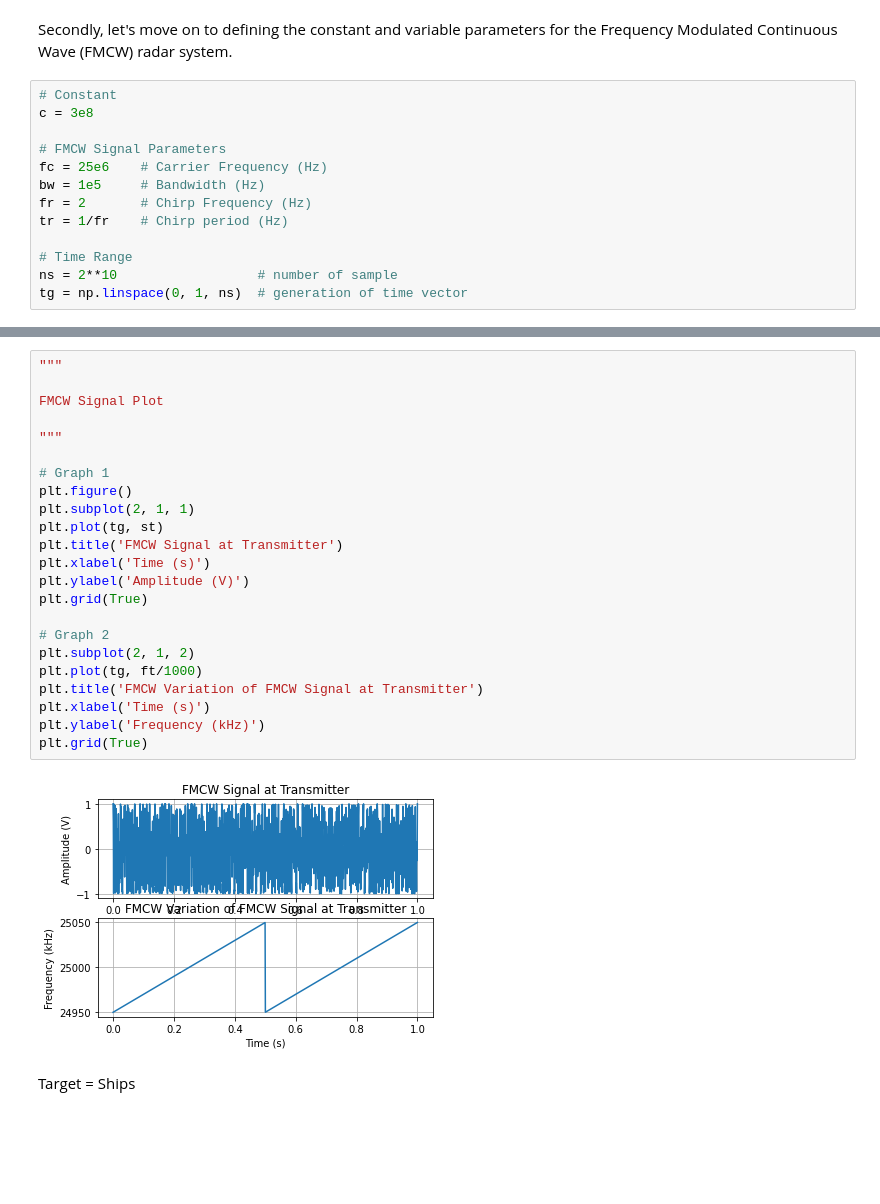
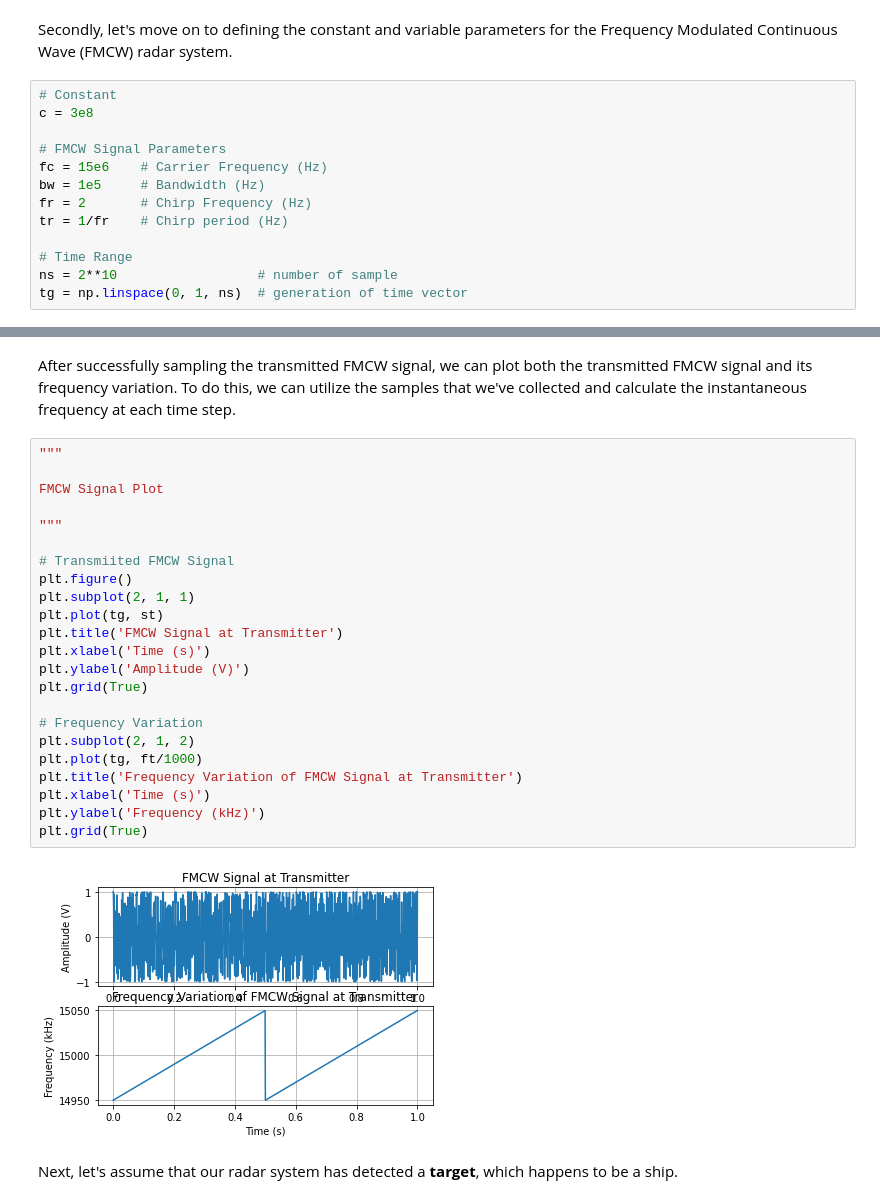
Before and after one commit to naufalmuafi/fmcw-radar_simulation, a Jupyter notebook: fmcw-radar_simulation.ipynb, the cells around one changed output, grey strips where cells are left out. Cells and saved outputs as stored; diff of their text form; blank space fills up the shorter version.

```diff
--- a/fmcw-radar_simulation.ipynb
+++ b/fmcw-radar_simulation.ipynb
@@ -27,7 +27,7 @@ Secondly, let's move on to defining the constant and variable parameters for the
 c = 3e8
 
 # FMCW Signal Parameters
-fc = 25e6    # Carrier Frequency (Hz)
+fc = 15e6    # Carrier Frequency (Hz)
 bw = 1e5     # Bandwidth (Hz)
 fr = 2       # Chirp Frequency (Hz)
 tr = 1/fr    # Chirp period (Hz)
@@ -56,31 +60,33 @@ for i in range(len(tg)):
     st[i] = np.cos(2*np.pi*fc*tg_i + np.pi*bw*fr*(tg_i**2))
     ft[i] = fc + bw*fr*tg_i
+# %% [markdown]
+After successfully sampling the transmitted FMCW signal, we can plot both the transmitted FMCW signal and its frequency variation. To do this, we can utilize the samples that we've collected and calculate the instantaneous frequency at each time step.
 # %%
 """
 
 FMCW Signal Plot
 
 """
 
-# Graph 1
+# Transmiited FMCW Signal
 plt.figure()
 plt.subplot(2, 1, 1)
 plt.plot(tg, st)
 plt.title('FMCW Signal at Transmitter')
 plt.xlabel('Time (s)')
 plt.ylabel('Amplitude (V)')
 plt.grid(True)
 
-# Graph 2
+# Frequency Variation
 plt.subplot(2, 1, 2)
 plt.plot(tg, ft/1000)
-plt.title('FMCW Variation of FMCW Signal at Transmitter')
+plt.title('Frequency Variation of FMCW Signal at Transmitter')
 plt.xlabel('Time (s)')
 plt.ylabel('Frequency (kHz)')
 plt.grid(True)
 # %% [output]
-[figure, old version]
+[figure, new version]
-# %% [markdown]
-Target = Ships
+# %% [markdown]
+Next, let's assume that our radar system has detected a **target**, which happens to be a ship.
 # %%
 # Target Parameters
```
Also changed, not shown: parts of 17 cells of this notebook.
